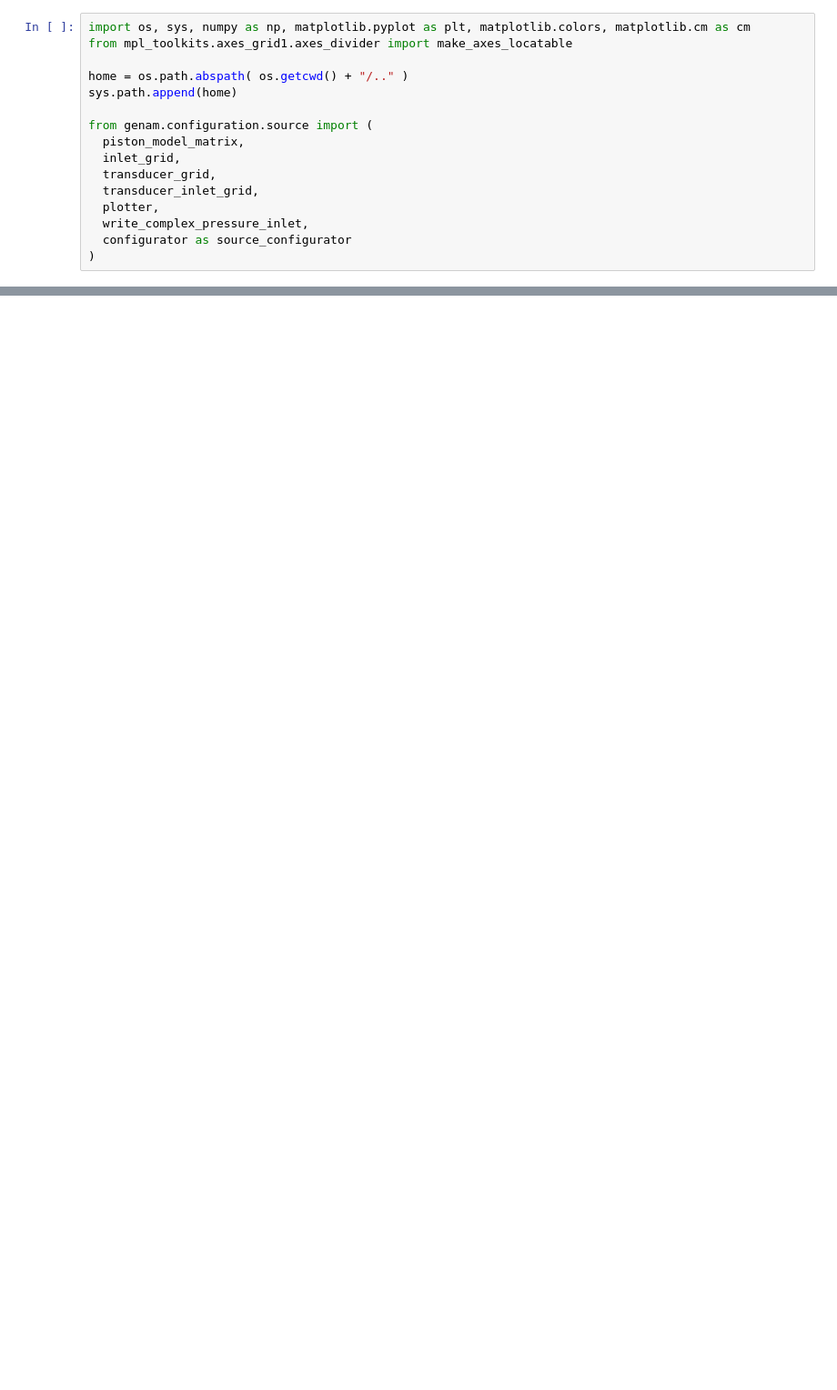
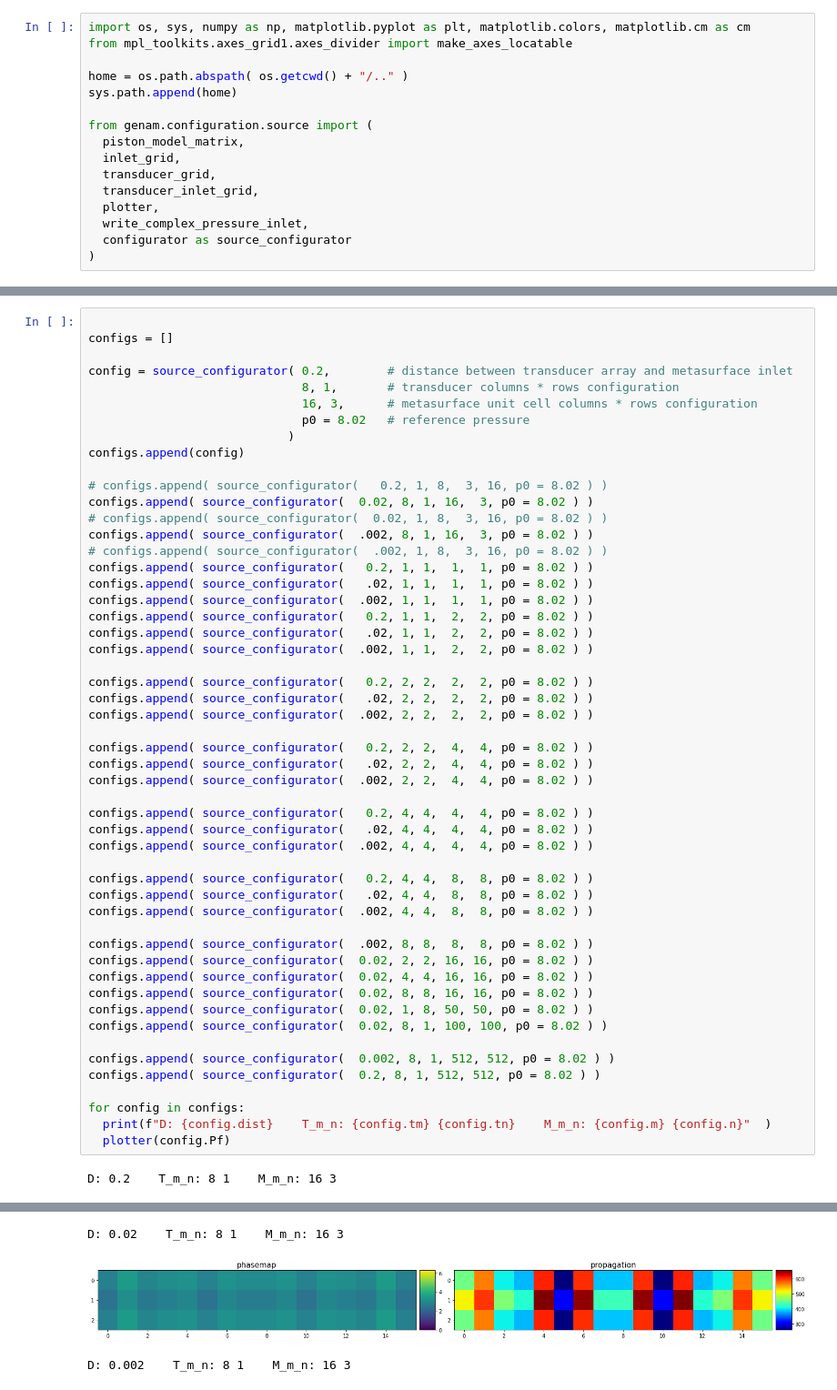
Before and after one commit to frantic0/genam, a Jupyter notebook: analysis/source_m_n.ipynb, the cells around one changed output, grey strips where cells are left out. Shown at 91% size. Saved outputs shown, nothing was run; the diff lists cells and outputs as text; blank space fills up the shorter version.

```diff
--- a/analysis/source_m_n.ipynb
+++ b/analysis/source_m_n.ipynb
@@ -77,0 +17,54 @@ d: 0.02 t: 4 4 m: 4 4
+# %%
+
+configs = []
+
+config = source_configurator( 0.2,        # distance between transducer array and metasurface inlet
+                              8, 1,       # transducer columns * rows configuration
+                              16, 3,      # metasurface unit cell columns * rows configuration
+                              p0 = 8.02   # reference pressure
+                            )
+configs.append(config)
+
+# configs.append( source_configurator(   0.2, 1, 8,  3, 16, p0 = 8.02 ) )
+configs.append( source_configurator(  0.02, 8, 1, 16,  3, p0 = 8.02 ) )
+# configs.append( source_configurator(  0.02, 1, 8,  3, 16, p0 = 8.02 ) )
+configs.append( source_configurator(  .002, 8, 1, 16,  3, p0 = 8.02 ) )
+# configs.append( source_configurator(  .002, 1, 8,  3, 16, p0 = 8.02 ) )
+configs.append( source_configurator(   0.2, 1, 1,  1,  1, p0 = 8.02 ) )
+configs.append( source_configurator(   .02, 1, 1,  1,  1, p0 = 8.02 ) )
+configs.append( source_configurator(  .002, 1, 1,  1,  1, p0 = 8.02 ) )
+configs.append( source_configurator(   0.2, 1, 1,  2,  2, p0 = 8.02 ) )
+configs.append( source_configurator(   .02, 1, 1,  2,  2, p0 = 8.02 ) )
+configs.append( source_configurator(  .002, 1, 1,  2,  2, p0 = 8.02 ) )
+
+configs.append( source_configurator(   0.2, 2, 2,  2,  2, p0 = 8.02 ) )
+configs.append( source_configurator(   .02, 2, 2,  2,  2, p0 = 8.02 ) )
+configs.append( source_configurator(  .002, 2, 2,  2,  2, p0 = 8.02 ) )
+
+configs.append( source_configurator(   0.2, 2, 2,  4,  4, p0 = 8.02 ) )
+configs.append( source_configurator(   .02, 2, 2,  4,  4, p0 = 8.02 ) )
+configs.append( source_configurator(  .002, 2, 2,  4,  4, p0 = 8.02 ) )
+
+configs.append( source_configurator(   0.2, 4, 4,  4,  4, p0 = 8.02 ) )
+configs.append( source_configurator(   .02, 4, 4,  4,  4, p0 = 8.02 ) )
+configs.append( source_configurator(  .002, 4, 4,  4,  4, p0 = 8.02 ) )
+
+configs.append( source_configurator(   0.2, 4, 4,  8,  8, p0 = 8.02 ) )
+configs.append( source_configurator(   .02, 4, 4,  8,  8, p0 = 8.02 ) )
+configs.append( source_configurator(  .002, 4, 4,  8,  8, p0 = 8.02 ) )
+
+configs.append( source_configurator(  .002, 8, 8,  8,  8, p0 = 8.02 ) )
+configs.append( source_configurator(  0.02, 2, 2, 16, 16, p0 = 8.02 ) )
+configs.append( source_configurator(  0.02, 4, 4, 16, 16, p0 = 8.02 ) )
+configs.append( source_configurator(  0.02, 8, 8, 16, 16, p0 = 8.02 ) )
+configs.append( source_configurator(  0.02, 1, 8, 50, 50, p0 = 8.02 ) )
+configs.append( source_configurator(  0.02, 8, 1, 100, 100, p0 = 8.02 ) )
+
+configs.append( source_configurator(  0.002, 8, 1, 512, 512, p0 = 8.02 ) )
+configs.append( source_configurator(  0.2, 8, 1, 512, 512, p0 = 8.02 ) )
+
+for config in configs:
+  print(f"D: {config.dist}    T_m_n: {config.tm} {config.tn}    M_m_n: {config.m} {config.n}"  )
+  plotter(config.Pf)
+# %% [output]
+D: 0.2    T_m_n: 8 1    M_m_n: 16 3
@@ -77,0 +72,3 @@ d: 0.02 t: 4 4 m: 4 4
+D: 0.02    T_m_n: 8 1    M_m_n: 16 3
+[figure, added]
+D: 0.002    T_m_n: 8 1    M_m_n: 16 3
```
Also changed, not shown: parts of 2 cells of this notebook, 9 other files.
